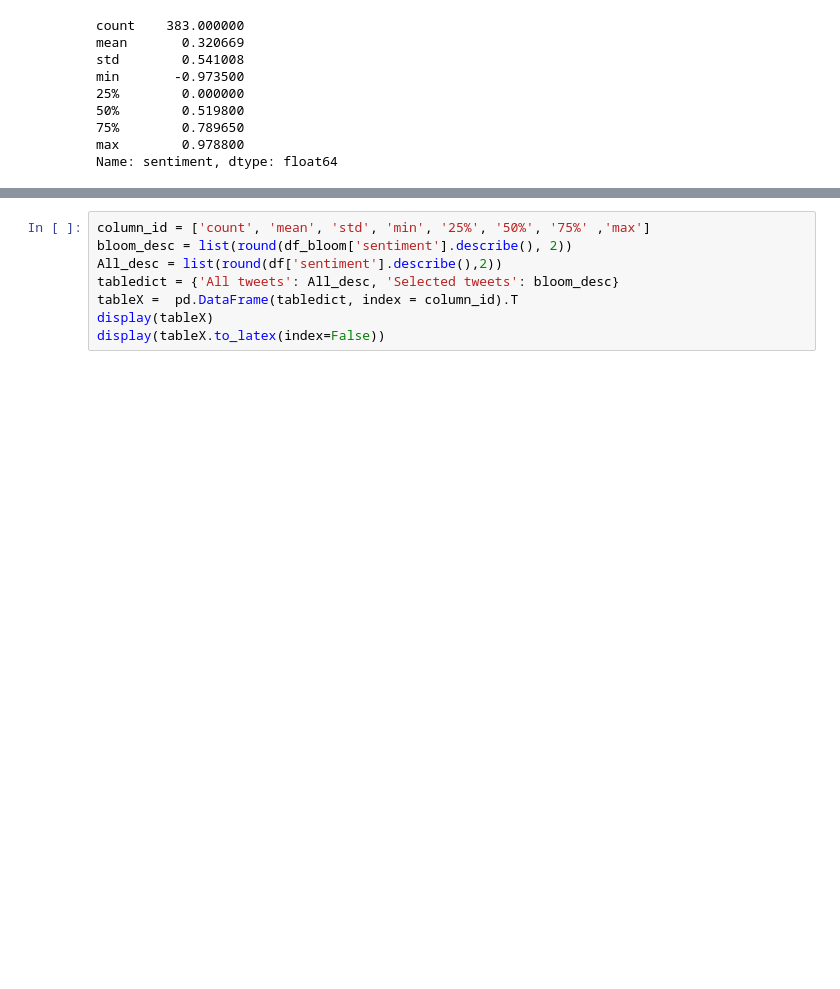
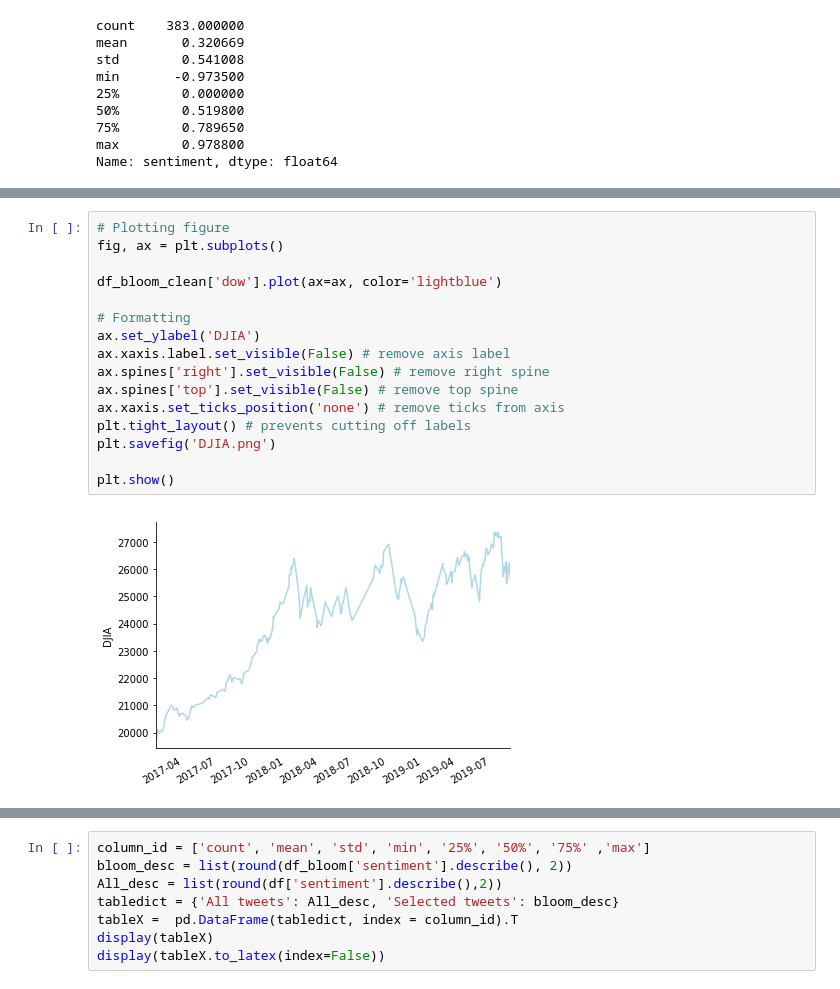
Before and after one commit to BjornCilleborg/sds2019, a Jupyter notebook: EXAM PROJECT/Exam Project.ipynb, the cells around one changed output, grey strips where cells are left out. Cells and saved outputs as stored; diff of their text form; blank space fills up the shorter version.

```diff
--- a/EXAM PROJECT/Exam Project.ipynb
+++ b/EXAM PROJECT/Exam Project.ipynb
@@ -376,0 +363,18 @@ Number of observations: 378
+# %%
+# Plotting figure
+fig, ax = plt.subplots()
+
+df_bloom_clean['dow'].plot(ax=ax, color='lightblue')
+
+# Formatting
+ax.set_ylabel('DJIA')
+ax.xaxis.label.set_visible(False) # remove axis label
+ax.spines['right'].set_visible(False) # remove right spine
+ax.spines['top'].set_visible(False) # remove top spine
+ax.xaxis.set_ticks_position('none') # remove ticks from axis
+plt.tight_layout() # prevents cutting off labels
+plt.savefig('DJIA.png')
+
+plt.show()
+# %% [output]
+[figure, added]
```
Also changed, not shown: parts of 21 cells of this notebook, 2 other files.
